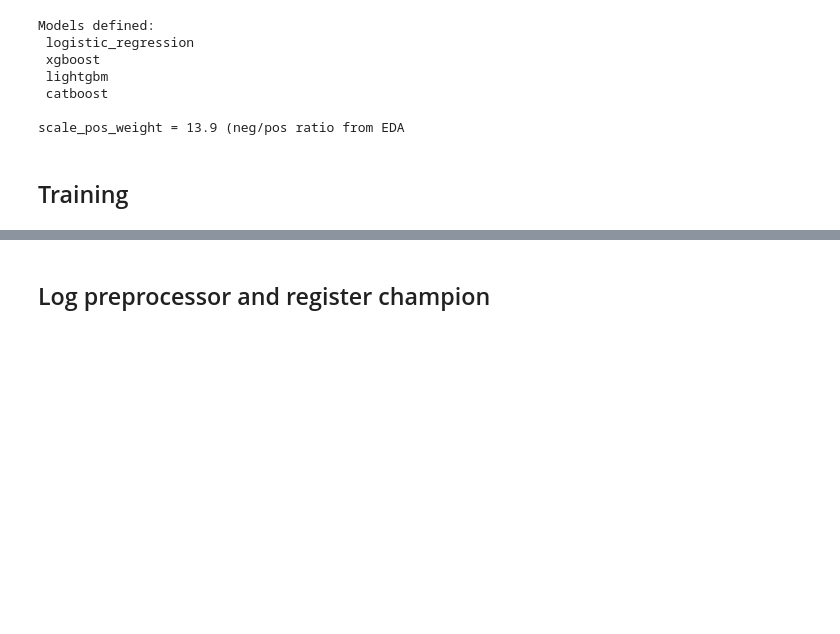
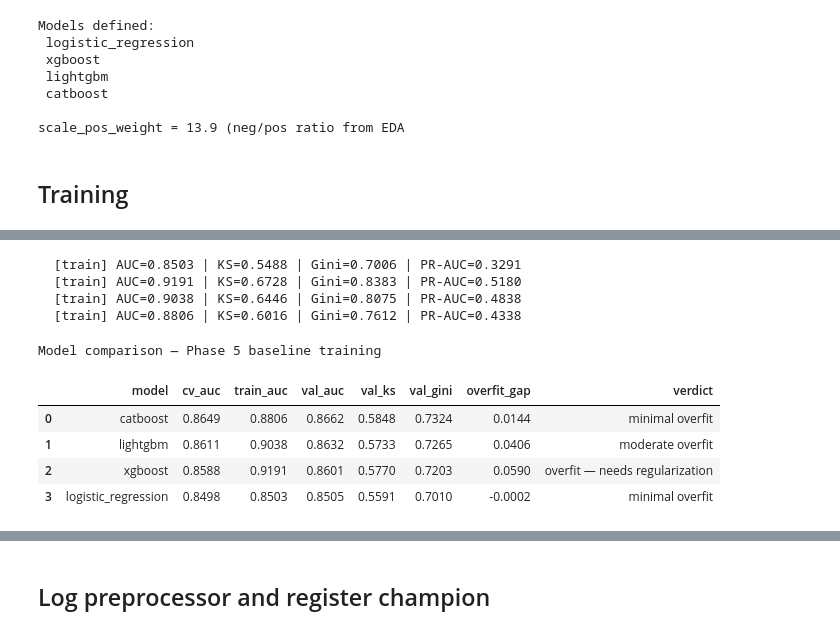
Before and after one commit to dmenezesgabriel/credit-risk-e2e, a Jupyter notebook: notebooks/02_training.ipynb, the cells around one changed output, grey strips where cells are left out. Saved outputs shown, nothing was run; the diff lists cells and outputs as text; code cells hidden in the pictures; blank space fills up the shorter version.

Commit message:
feat: update training notebook

```diff
--- a/notebooks/02_training.ipynb
+++ b/notebooks/02_training.ipynb
@@ -459,0 +486,51 @@ Training: catboost
+# %%
+summary = (
+    pd.DataFrame(
+        [
+            {
+                "model": name,
+                "cv_auc": r["cv_mean"],
+                "train_auc": evaluate(
+                    r["model"], X_train_proc, y_train, "train", log_to_mlflow=False
+                )["train_auc_roc"],
+                "val_auc": r["val_auc"],
+                "val_ks": r["val_ks"],
+                "val_gini": r["val_gini"],
+            }
+            for name, r in results.items()
+        ]
+    )
+    .assign(overfit_gap=lambda d: (d["train_auc"] - d["val_auc"]).round(4))
+    .sort_values("val_auc", ascending=False)
+    .reset_index(drop=True)
+)
+
+summary["verdict"] = summary["overfit_gap"].apply(
+    lambda g: (
+        "minimal overfit"
+        if g < 0.02
+        else "moderate overfit" if g < 0.05 else "overfit — needs regularization"
+    )
+)
+
+summary.style.format(
+    {
+        c: "{:.4f}"
+        for c in ["cv_auc", "train_auc", "val_auc", "val_ks", "val_gini", "overfit_gap"]
+    }
+).background_gradient(subset=["val_auc", "val_ks"], cmap="Greens").background_gradient(
+    subset=["overfit_gap"], cmap="Reds"
+).set_caption(
+    "Model comparison — Phase 5 baseline training"
+)
+# %% [output]
+  [train] AUC=0.8503 | KS=0.5488 | Gini=0.7006 | PR-AUC=0.3291
+  [train] AUC=0.9191 | KS=0.6728 | Gini=0.8383 | PR-AUC=0.5180
+  [train] AUC=0.9038 | KS=0.6446 | Gini=0.8075 | PR-AUC=0.4838
+  [train] AUC=0.8806 | KS=0.6016 | Gini=0.7612 | PR-AUC=0.4338
+Model comparison — Phase 5 baseline training
+|  | model | cv_auc | train_auc | val_auc | val_ks | val_gini | overfit_gap | verdict |
+| 0 | catboost | 0.8649 | 0.8806 | 0.8662 | 0.5848 | 0.7324 | 0.0144 | minimal overfit |
+| 1 | lightgbm | 0.8611 | 0.9038 | 0.8632 | 0.5733 | 0.7265 | 0.0406 | moderate overfit |
+| 2 | xgboost | 0.8588 | 0.9191 | 0.8601 | 0.5770 | 0.7203 | 0.0590 | overfit — needs regularization |
+| 3 | logistic_regression | 0.8498 | 0.8503 | 0.8505 | 0.5591 | 0.7010 | -0.0002 | minimal overfit |
```
Also changed, not shown: parts of 10 cells of this notebook.
